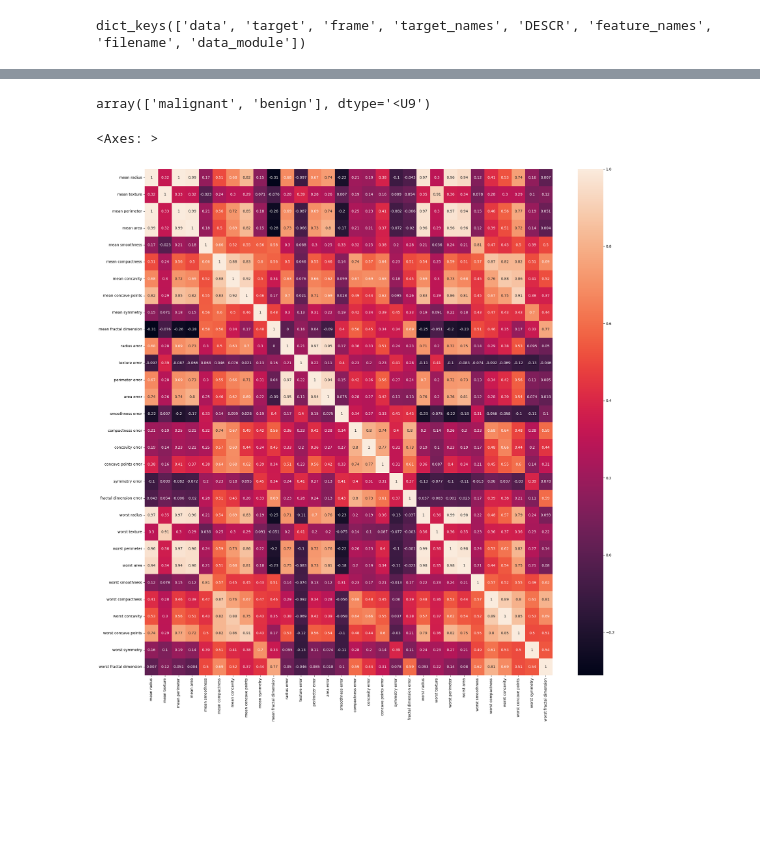
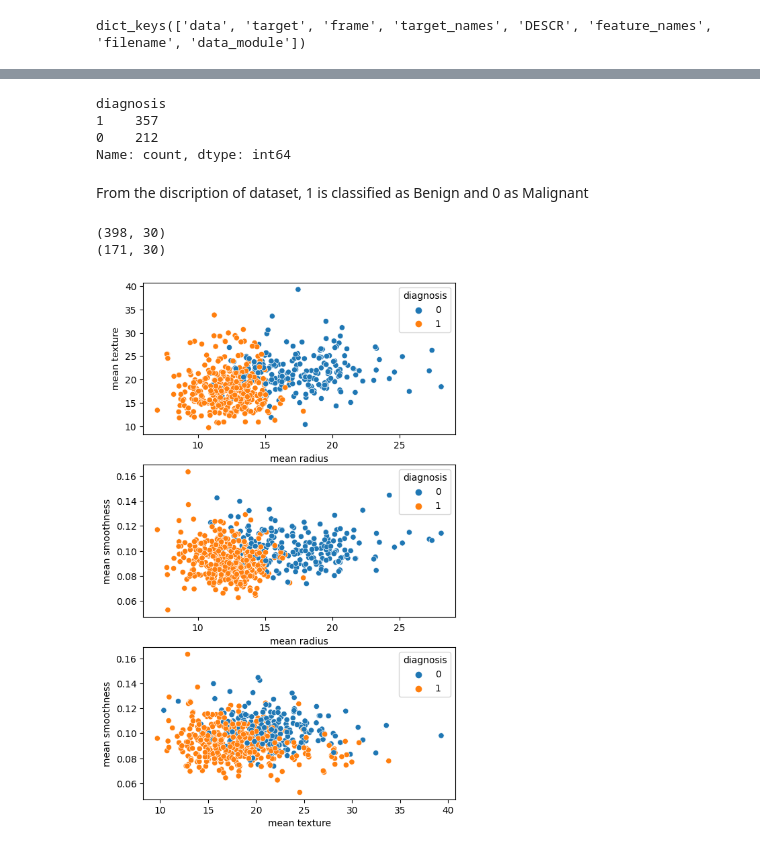
Before and after one commit to DevPro13/SVM_Visualization, a Jupyter notebook: SuportVectorMachineVisualizationWithBreastCancerDataset.ipynb, the cells around one changed output, grey strips where cells are left out. Saved outputs shown, nothing was run; the diff lists cells and outputs as text; code cells hidden in the pictures; blank space fills up the shorter version.

Commit message:
2d and 3d plots of different parameters done

```diff
--- a/SuportVectorMachineVisualizationWithBreastCancerDataset.ipynb
+++ b/SuportVectorMachineVisualizationWithBreastCancerDataset.ipynb
@@ -32,6 +33,7 @@ dataset.keys()
 dict_keys(['data', 'target', 'frame', 'target_names', 'DESCR', 'feature_names', 'filename', 'data_module'])
 # %%
 df=pd.DataFrame(dataset["data"],columns=dataset["feature_names"])
+df["diagnosis"]=dataset["target"]
 df.head()
 # %% [output]
 |  | mean radius | mean texture | mean perimeter | mean area | mean smoothness | mean compactness | ... |
@@ -50,11 +46,9 @@ sb.scatterplot(x='mean radius',y='mean texture',data=df)
 # %%
-dataset["target_names"]
+df.diagnosis.value_counts()
 # %% [output]
-array(['malignant', 'benign'], dtype='<U9')
+diagnosis
+1    357
+0    212
+Name: count, dtype: int64
-# %%
-corrMat=df.corr().round(3)
-plt.figure(figsize=(25,25))
-sb.heatmap(corrMat,annot=True)
-# %% [output]
-<Axes: >
-[figure, removed]
+# %% [markdown]
+From the discription of dataset, 1 is classified as Benign and 0 as Malignant
@@ -60,0 +59,14 @@ sb.heatmap(corrMat,annot=True)
+# %%
+print(X_train.shape)
+print(X_test.shape)
+# %% [output]
+(398, 30)
+(171, 30)
+# %%
+fig,axes=plt.subplots(3,1,figsize=(6,10))
+sb.scatterplot(ax=axes[0],x="mean radius",y="mean texture",data=df,hue="diagnosis")
+sb.scatterplot(ax=axes[1],x="mean radius",y="mean smoothness",data=df,hue="diagnosis")
+sb.scatterplot(ax=axes[2],x="mean texture",y="mean smoothness",data=df,hue="diagnosis")
+plt.show()
+# %% [output]
+[figure, added]
```
Also changed, not shown: parts of 6 cells of this notebook.
